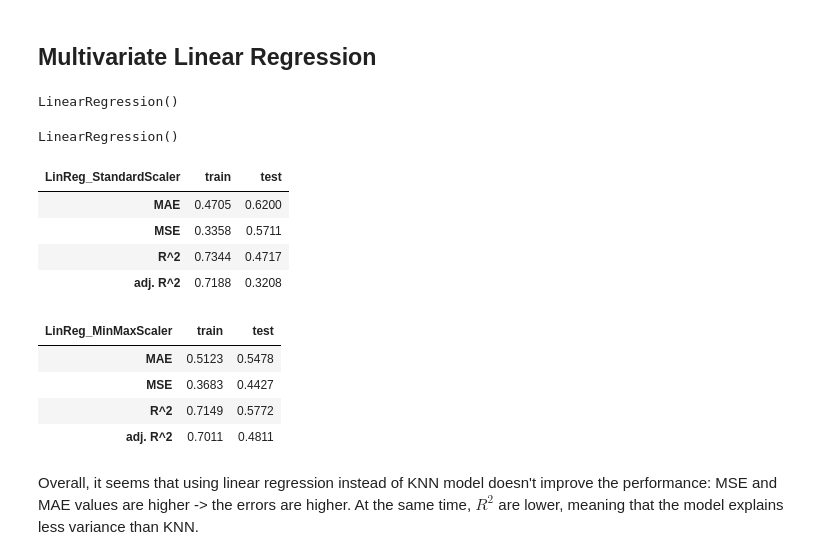
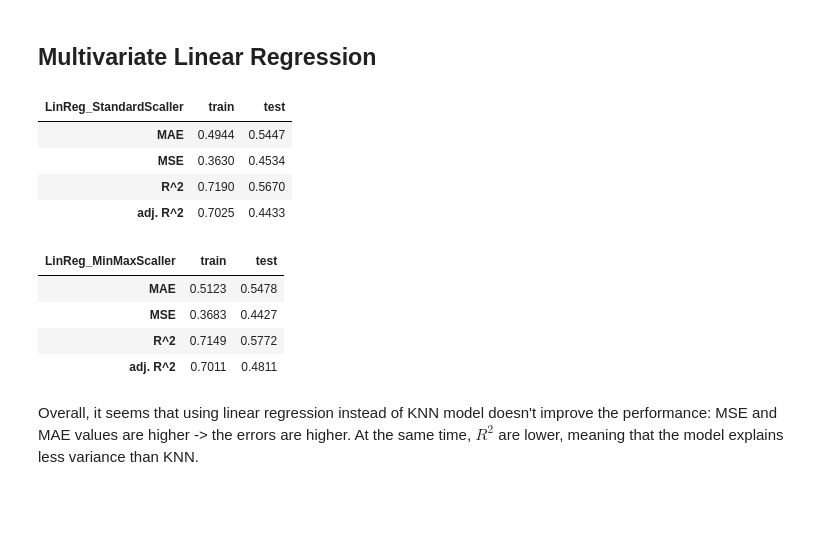
Before and after one commit to mivelikikh/what_makes_us_happy, a Jupyter notebook: PCA_approach.ipynb, the cells around one changed output. Cells and saved outputs as stored; diff of their text form; code cells hidden in the pictures; blank space fills up the shorter version.

```diff
--- a/PCA_approach.ipynb
+++ b/PCA_approach.ipynb
@@ -370,10 +333,0 @@ X_minmax_train_reg, X_minmax_test_reg, y_minmax_train_reg, y_minmax_test_reg = t
-# %%
-reg_std = LinearRegression()
-reg_std.fit(X_std_train_reg, y_std_train_reg)
-# %% [output]
-LinearRegression()
-# %%
-reg_minmax = LinearRegression()
-reg_minmax.fit(X_minmax_train_reg, y_minmax_train_reg)
-# %% [output]
-LinearRegression()
@@ -386,23 +334,17 @@ y_test_pred_minmax_reg = reg_minmax.predict(X_minmax_test_reg)
-# %%
-display(calculate_metrics(X_std_train_reg, X_std_test_reg,
-                          y_std_train_reg, y_std_test_reg,
-                          y_train_pred_std_reg, y_test_pred_std_reg,
-                          "LinReg_", "StandardScaler"))
-display(calculate_metrics(X_minmax_train_reg, X_minmax_test_reg,
-                          y_minmax_train_reg, y_minmax_test_reg,
-                          y_train_pred_minmax_reg, y_test_pred_minmax_reg,
-                          "LinReg_", "MinMaxScaler"))
-# %% [output]
-| LinReg_StandardScaler | train | test |
-| MAE | 0.4705 | 0.6200 |
-| MSE | 0.3358 | 0.5711 |
-| R^2 | 0.7344 | 0.4717 |
-| adj. R^2 | 0.7188 | 0.3208 |
-| LinReg_MinMaxScaler | train | test |
-| MAE | 0.5123 | 0.5478 |
-| MSE | 0.3683 | 0.4427 |
-| R^2 | 0.7149 | 0.5772 |
-| adj. R^2 | 0.7011 | 0.4811 |
+# %%
+display(run_linreg(feature_matrix_std, y, "StandardScaller"))
+display(run_linreg(feature_matrix_minmax, y, "MinMaxScaller"))
+# %% [output]
+| LinReg_StandardScaller | train | test |
+| MAE | 0.4944 | 0.5447 |
+| MSE | 0.3630 | 0.4534 |
+| R^2 | 0.7190 | 0.5670 |
+| adj. R^2 | 0.7025 | 0.4433 |
+| LinReg_MinMaxScaller | train | test |
+| MAE | 0.5123 | 0.5478 |
+| MSE | 0.3683 | 0.4427 |
+| R^2 | 0.7149 | 0.5772 |
+| adj. R^2 | 0.7011 | 0.4811 |
 # %% [markdown]
 Overall, it seems that using linear regression instead of KNN model doesn't improve the performance: MSE and MAE values are higher -> the errors are higher. At the same time, $R^2$ are lower, meaning that the model explains less variance than KNN.
 # %% [markdown]
```
Also changed, not shown: parts of 16 cells of this notebook, 1 other file.
